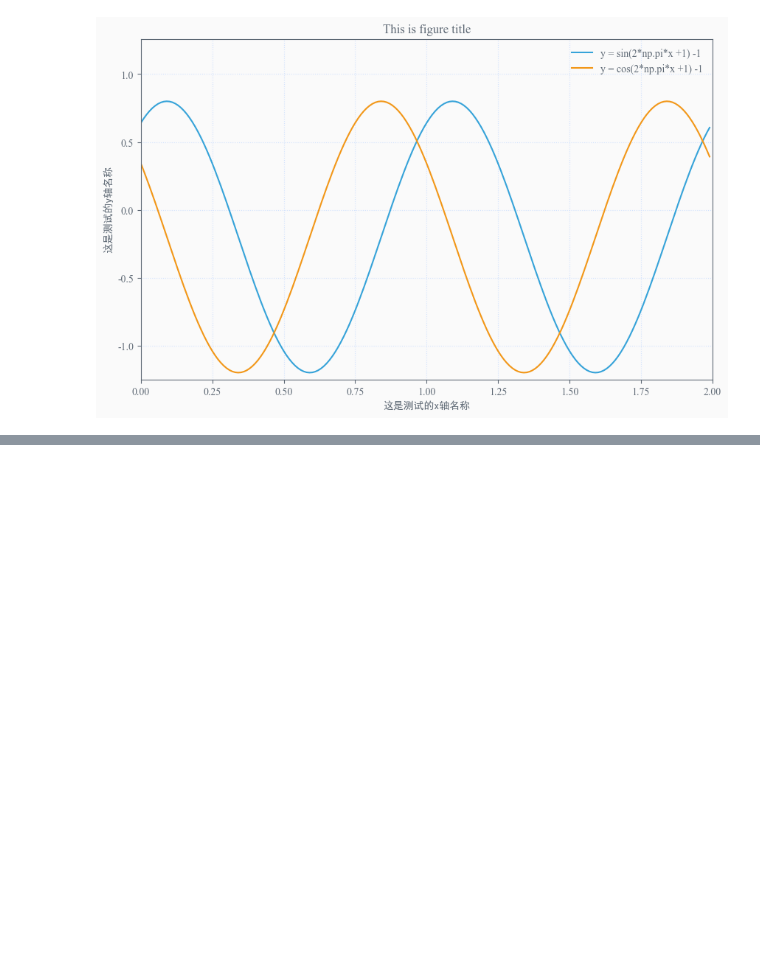
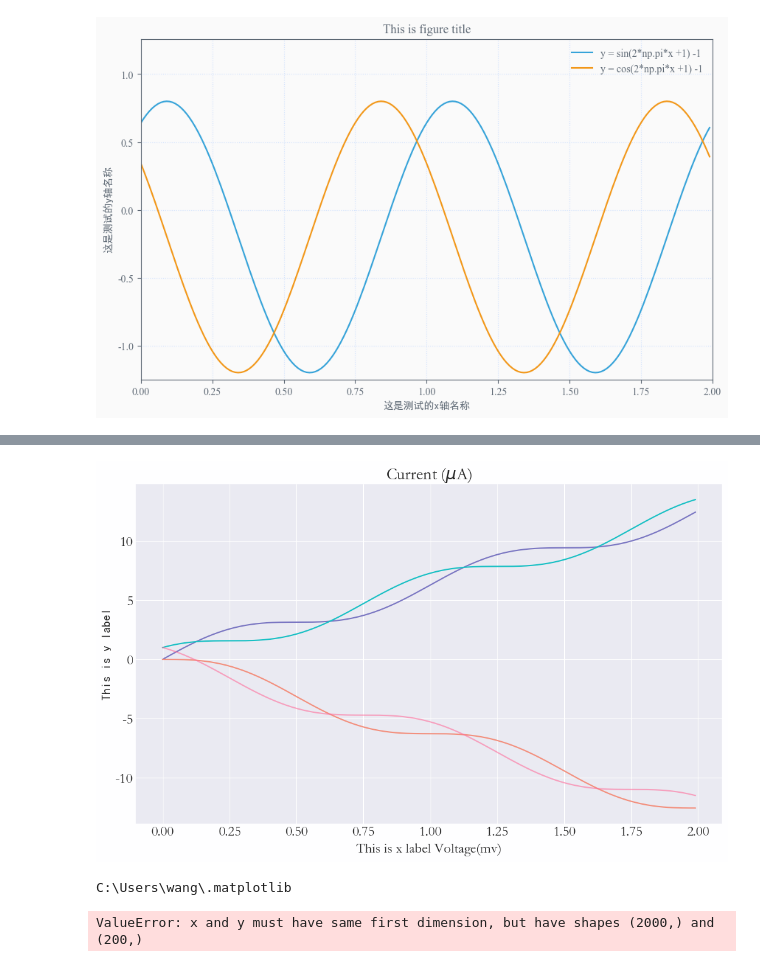
Before and after one commit to 750402142/Python_Learn, a Jupyter notebook: pylearn/模块4-数据可视化/学术.ipynb, the cells around one changed output, grey strips where cells are left out. Cells and saved outputs as stored; diff of their text form; code cells hidden in the pictures; blank space fills up the shorter version.

```diff
--- a/pylearn/模块4-数据可视化/学术.ipynb
+++ b/pylearn/模块4-数据可视化/学术.ipynb
@@ -83,0 +119,35 @@ dict_keys(['dark', 'light', 'mirage'])
+# %%
+import matplotx
+plt.rcParams['font.sans-serif'] = ['STsong']
+plt.rcParams['axes.unicode_minus'] = False
+with plt.style.context(matplotx.styles.pitaya_smoothie['light']):
+    plt.figure(figsize= (12,7),dpi =100)
+    plt.plot(x,y1)
+    plt.plot(x,y2)
+    plt.plot(x,y3)
+    plt.plot(x,y4)
+    plt.xlabel("This is x label Voltage(mv)")
+    plt.title(r"Current ($\mu$A)")
+    plt.ylabel("This is y label",fontdict ={"family": "simhei","size":14})
+    plt.show()
+# %% [output]
+[figure, added]
+# %%
+import matplotlib
+print(matplotlib.get_configdir())
+# %% [output]
+C:\Users\wang\.matplotlib
+# %%
+import matplotx
+plt.rcParams['font.sans-serif'] = ['Times New Roman']
+plt.rcParams['axes.unicode_minus'] = False
+title = r"""这是标题字体,This Is Title font,$\iint_D\left(\frac{\partial Q}{\partial x}-\frac{\partial P}{\partial y}\right) d x d y=\oint_L P d x+Q d y$"""
+with plt.style.context(matplotx.styles.pitaya_smoothie['light']):
+    plt.figure(figsize= (12,7),dpi =100)
+    plt.plot(x,y1)
+    plt.xlabel("This is x label Voltage(mv)")
+    plt.title(label = title,fontproperties = "STsong")
+    plt.ylabel("This is y label",fontdict ={"family": "STsong"})
+    plt.show()
+# %% [output]
+ValueError: x and y must have same first dimension, but have shapes (2000,) and (200,)
```
Also changed, not shown: parts of 18 cells of this notebook, 1 other file.
